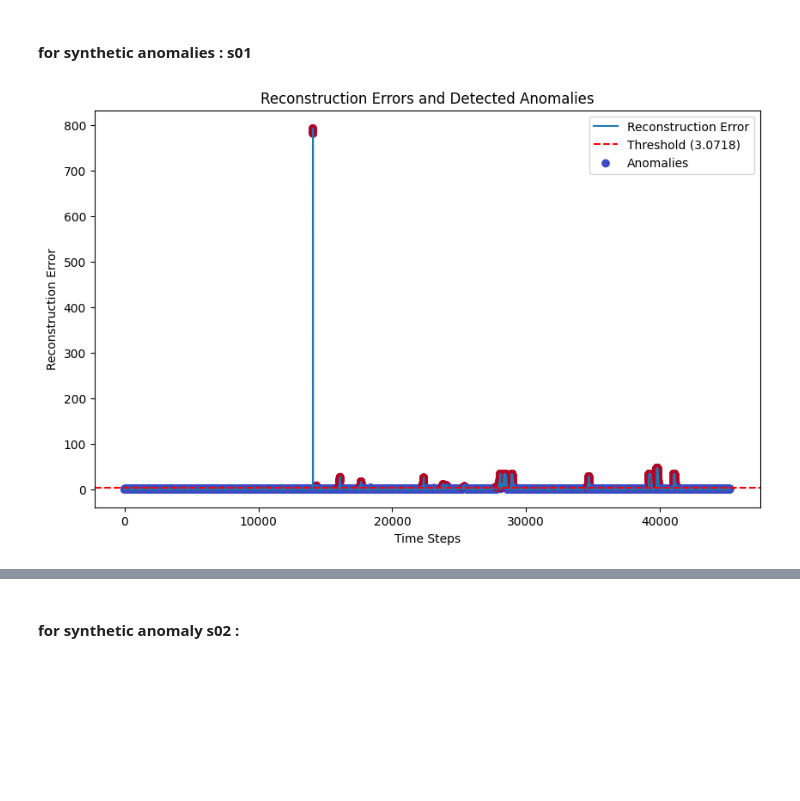
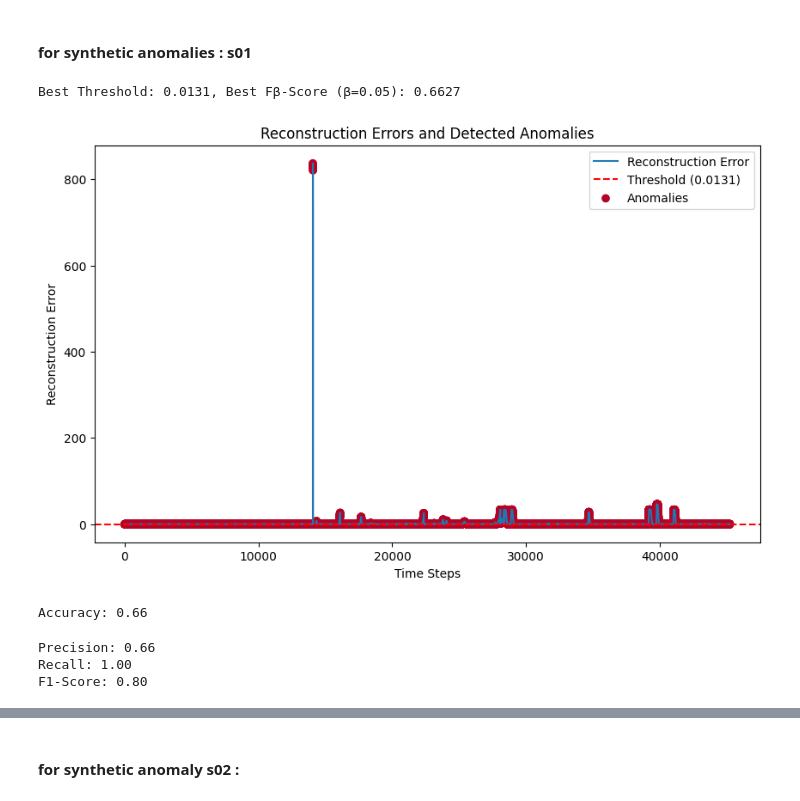
Before and after one commit to j0shcd/ml4pm-project, a Jupyter notebook: Hubert_Tries.ipynb, the cells around one changed output, grey strips where cells are left out. Saved outputs shown, nothing was run; the diff lists cells and outputs as text; code cells hidden in the pictures; blank space fills up the shorter version.

Commit message:
Save from previous code

```diff
--- a/Hubert_Tries.ipynb
+++ b/Hubert_Tries.ipynb
@@ -183,7 +128,7 @@ def preprocess_data_fast(df):
     return torch.tensor(scaled_data, dtype=torch.float32), scaler
 
 # Optimized training loop
-def train_autoencoder_fast(model, train_data, val_data, epochs=20, batch_size=32, learning_rate=0.005):
+def train_autoencoder_fast(model, train_data, val_data, epochs=5, batch_size=32, learning_rate=0.005):
     train_loader = torch.utils.data.DataLoader(train_data, batch_size=batch_size, shuffle=True)
     val_loader = torch.utils.data.DataLoader(val_data, batch_size=batch_size, shuffle=False)
 
@@ -214,14 +159,3 @@ def train_autoencoder_fast(model, train_data, val_data, epochs=20, batch_size=32
         print(f"Epoch {epoch+1}/{epochs}, Train Loss: {train_loss:.4f}, Validation Loss: {val_loss:.4f}")
 
     return model
-
-# Preprocess u4_train_equil_turbine
-u4_train_data, scaler = preprocess_data_fast(u4_train_equil_turbine)
-
-# Train-validation split
-train_tensor, val_tensor = train_test_split(u4_train_data, test_size=0.2, random_state=42)
-
-# Initialize and train the autoencoder
-input_dim = train_tensor.shape[1]
-model = FastAutoencoder(input_dim)
-u4_turbine_trained_model = train_autoencoder_fast(model, train_tensor, val_tensor)
@@ -418,18 +347,53 @@ Epoch 20/20, Train Loss: 0.1675, Validation Loss: 0.1567
 # %%
 # Example usage for u5_s01_equil_turbine
 # Assume `u5_turbine_trained_model` is the autoencoder trained on u5_train_equil_turbine
 # Assume `scaler` is the StandardScaler fitted to u5_train_equil_turbine during training
 
 # Ensure that the columns in the test data match the training data
 u5_s01_turbine_data_preprocessed = preprocess_test_data(u5_s01_equil_turbine, u5_train_equil_turbine.columns, scaler)
 
+ground_truth = u5_s01_equil_turbine['anomaly']  # Replace 'anomaly' with the actual column name
+
 # Evaluate reconstruction errors
 reconstruction_errors = evaluate_reconstruction(u5_turbine_trained_model, u5_s01_turbine_data_preprocessed)
 
 # Define anomaly scores and threshold
-anomaly_scores, threshold = define_anomaly_score(reconstruction_errors)
+anomaly_scores, best_threshold, best_f1 = define_anomaly_score(reconstruction_errors, ground_truth, beta=0.05)
+detected_anomalies = anomaly_scores  # Use the previously calculated anomaly scores
+threshold = best_threshold  # Use the previously calculated threshold (already a float)
+
 
 # Visualize anomalies
 visualize_anomalies(reconstruction_errors, anomaly_scores, threshold)
 # %% [output]
+Best Threshold: 0.0131, Best Fβ-Score (β=0.05): 0.6627
-[figure, old version]
+[figure, new version]
+# %%
+# Assuming `anomaly_scores` is already calculated in the previous cells
+ground_truth = u5_s01_equil_turbine['anomaly']  # Replace 'anomaly' with the actual column name
+detected_anomalies = anomaly_scores  # Use the previously calculated anomaly scores
+accuracy = accuracy_score(ground_truth, detected_anomalies)
+print(f"Accuracy: {accuracy:.2f}")
+# %% [output]
+Accuracy: 0.66
+# %%
+
+# Assuming ground_truth is a binary array (1 for anomaly, 0 for normal) from the synthetic info file
+# Replace 'anomaly' with the actual column name containing the labels
+ground_truth = u5_s01_equil_turbine['anomaly'].values
+
+# Detected anomalies (binary array where 1 indicates an anomaly and 0 indicates normal)
+detected_anomalies = (reconstruction_errors > threshold).int()
+
+# Calculate Precision, Recall, and F1-Score
+precision = precision_score(ground_truth, detected_anomalies)
+recall = recall_score(ground_truth, detected_anomalies)
+f1 = f1_score(ground_truth, detected_anomalies)
+
+print(f"Precision: {precision:.2f}")
+print(f"Recall: {recall:.2f}")
+print(f"F1-Score: {f1:.2f}")
+# %% [output]
+Precision: 0.66
+Recall: 1.00
+F1-Score: 0.80
```
Also changed, not shown: parts of 36 cells of this notebook.
